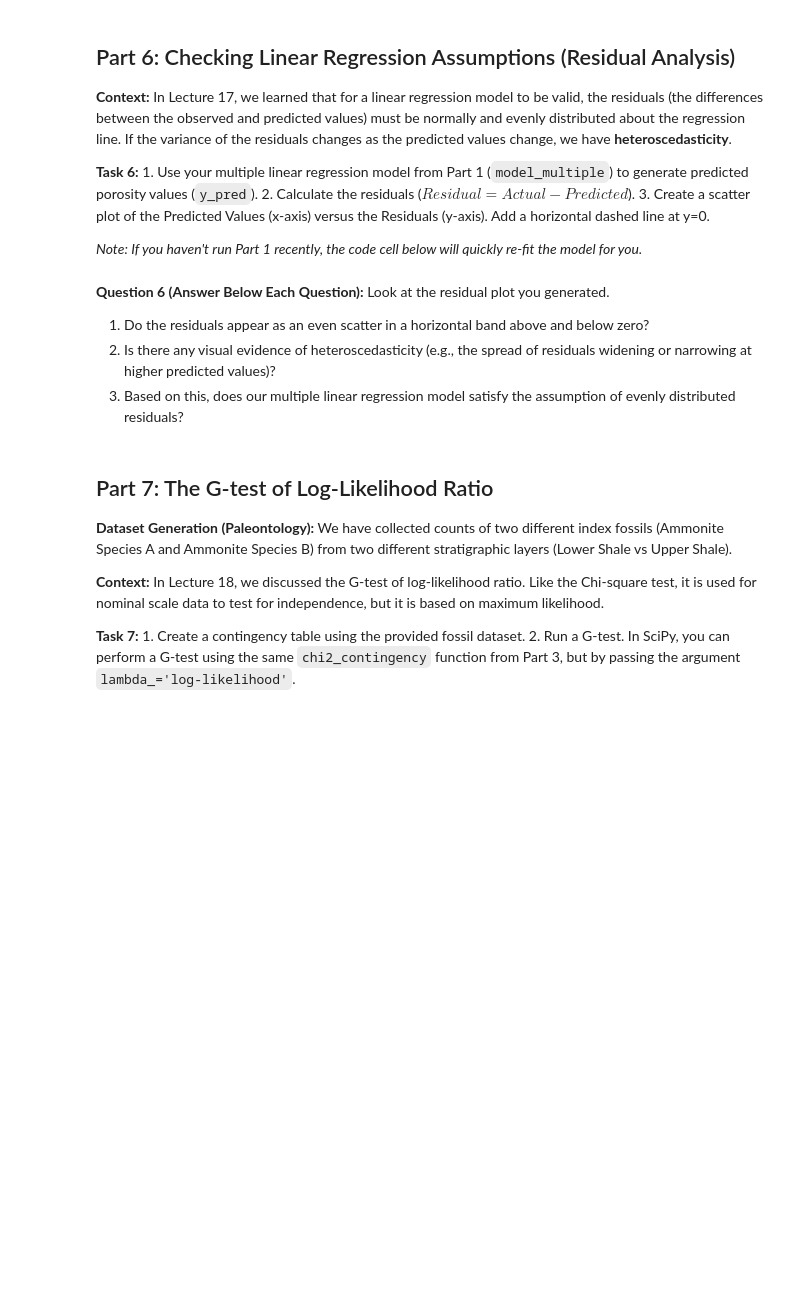
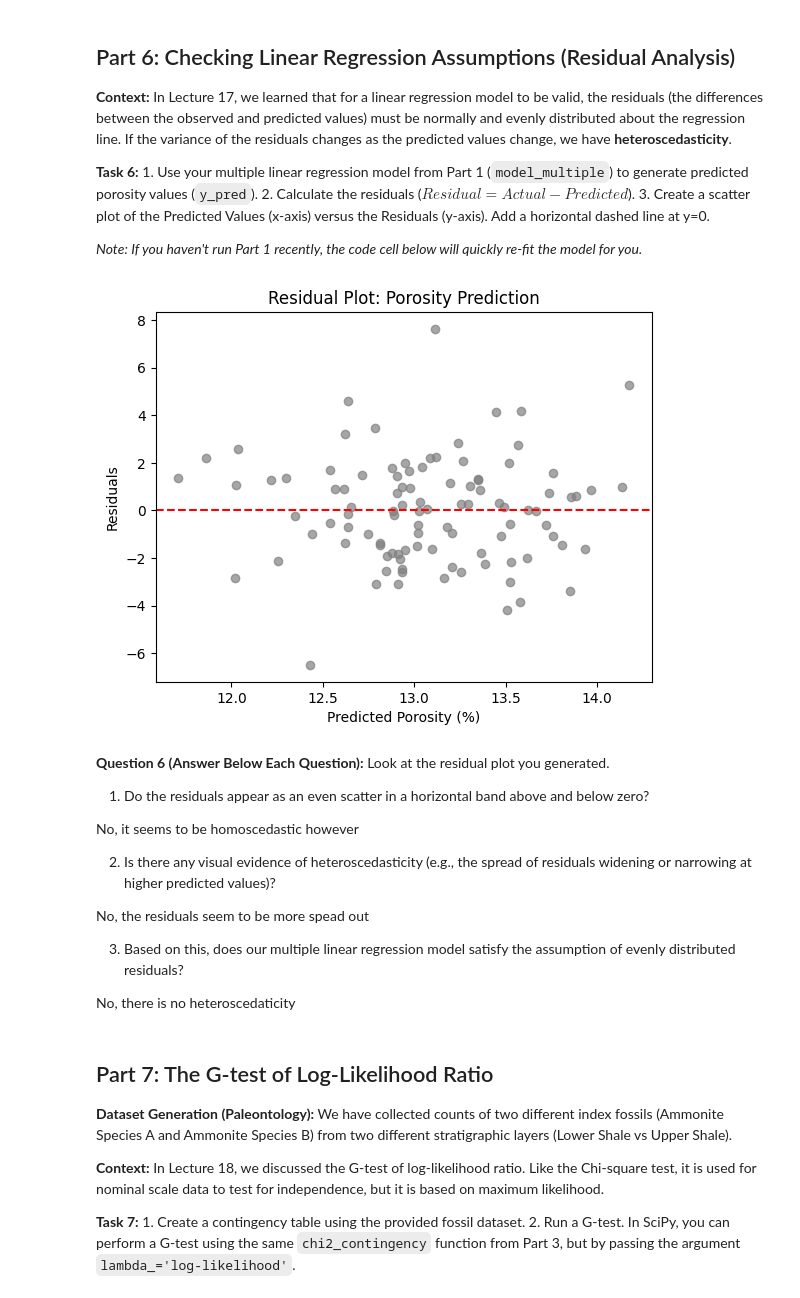
Before and after one commit to Hayden-Martin4250/Earthscience2245, a Jupyter notebook: ES2245_lab8.ipynb, the cells around one changed output. Drawn from its saved outputs; the diff is of its cells as text; code cells hidden in the pictures; blank space fills up the shorter version.

```diff
--- a/ES2245_lab8.ipynb
+++ b/ES2245_lab8.ipynb
@@ -216,33 +216,43 @@ Mean CV R^2: -0.239
 # %%
 # Task 6: Residual Analysis Plot
 
 # Re-fitting the model from Part 1 just in case
 X_multiple = df_core[['Density_gcm3', 'Depth_m']]
 y = df_core['Porosity_pct']
 model_multiple = LinearRegression().fit(X_multiple, y)
 
 # 1. Calculate predicted values
 ### YOUR CODE HERE ###
-# y_pred = ...
+y_pred = model_multiple.predict(X_multiple)
 
 # 2. Calculate residuals
 ### YOUR CODE HERE ###
-# residuals = ...
+residuals = y - y_pred
 
 # 3. Plot Residuals vs Predicted Values
 ### YOUR CODE HERE ###
-# plt.scatter(...)
-# plt.axhline(0, color='red', linestyle='--')
-# plt.xlabel('Predicted Porosity (%)')
-# plt.ylabel('Residuals')
-# plt.title('Residual Plot: Porosity Prediction')
-# plt.show()
+plt.scatter(y_pred, residuals, color='gray', alpha=0.7)
+plt.axhline(0, color='red', linestyle='--')
+plt.xlabel('Predicted Porosity (%)')
+plt.ylabel('Residuals')
+plt.title('Residual Plot: Porosity Prediction')
+plt.show()
+# %% [output]
+[figure, added]
 # %% [markdown]
 **Question 6 (Answer Below Each Question):**
 Look at the residual plot you generated.
 1. Do the residuals appear as an even scatter in a horizontal band above and below zero?
+
+No, it seems to be homoscedastic however
+
 2. Is there any visual evidence of heteroscedasticity (e.g., the spread of residuals widening or narrowing at higher predicted values)?
+
+No, the residuals seem to be more spead out
+
 3. Based on this, does our multiple linear regression model satisfy the assumption of evenly distributed residuals?
+
+No, there is no heteroscedaticity
 # %% [markdown]
 ## Part 7: The G-test of Log-Likelihood Ratio
 **Dataset Generation (Paleontology):** We have collected counts of two different index fossils (Ammonite Species A and Ammonite Species B) from two different stratigraphic layers (Lower Shale vs Upper Shale).
```
Also changed, not shown: parts of 2 cells of this notebook.
